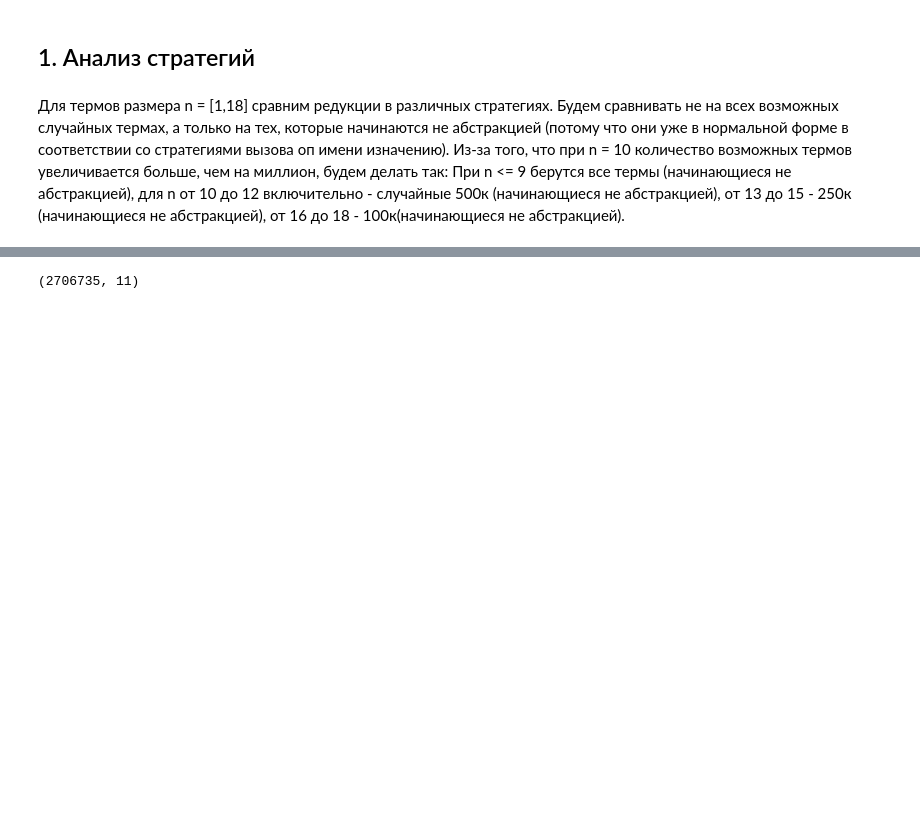
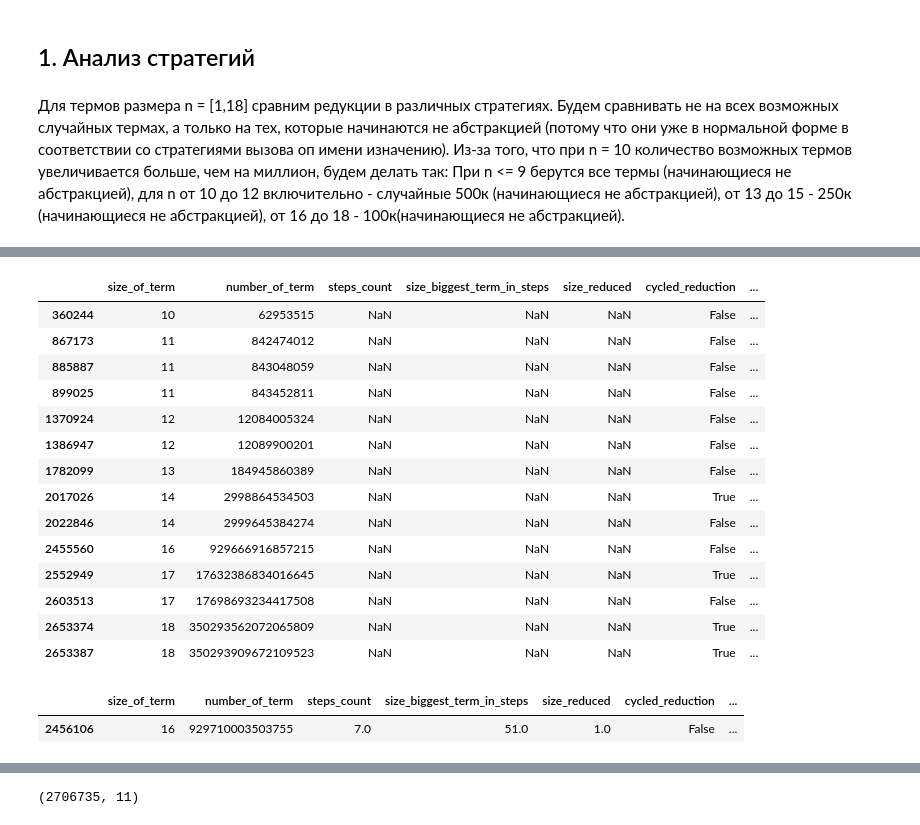
Before and after one commit to OganyanRV/Lambda-calculus-interpreter, a Jupyter notebook: experiment/experiments_visualise.ipynb, the cells around one changed output, grey strips where cells are left out. Saved outputs shown, nothing was run; the diff lists cells and outputs as text; code cells hidden in the pictures; blank space fills up the shorter version.

```diff
--- a/experiment/experiments_visualise.ipynb
+++ b/experiment/experiments_visualise.ipynb
@@ -20,0 +56,18 @@ name_df = pd.read_csv('call_by_name.csv')
+# %%
+name_df[indexes]
+# %% [output]
+|  | size_of_term | number_of_term | steps_count | size_biggest_term_in_steps | size_reduced | cycled_reduction | ... |
+| 360244 | 10 | 62953515 | NaN | NaN | NaN | False | ... |
+| 867173 | 11 | 842474012 | NaN | NaN | NaN | False | ... |
+| 885887 | 11 | 843048059 | NaN | NaN | NaN | False | ... |
+| 899025 | 11 | 843452811 | NaN | NaN | NaN | False | ... |
+| 1370924 | 12 | 12084005324 | NaN | NaN | NaN | False | ... |
+| 1386947 | 12 | 12089900201 | NaN | NaN | NaN | False | ... |
+| 1782099 | 13 | 184945860389 | NaN | NaN | NaN | False | ... |
+| 2017026 | 14 | 2998864534503 | NaN | NaN | NaN | True | ... |
+| 2022846 | 14 | 2999645384274 | NaN | NaN | NaN | False | ... |
+| 2455560 | 16 | 929666916857215 | NaN | NaN | NaN | False | ... |
+| 2552949 | 17 | 17632386834016645 | NaN | NaN | NaN | True | ... |
+| 2603513 | 17 | 17698693234417508 | NaN | NaN | NaN | False | ... |
+| 2653374 | 18 | 350293562072065809 | NaN | NaN | NaN | True | ... |
+| 2653387 | 18 | 350293909672109523 | NaN | NaN | NaN | True | ... |
@@ -20,0 +76,5 @@ name_df = pd.read_csv('call_by_name.csv')
+# %%
+name_df[name_df['number_of_term'] == 929710003503755]
+# %% [output]
+|  | size_of_term | number_of_term | steps_count | size_biggest_term_in_steps | size_reduced | cycled_reduction | ... |
+| 2456106 | 16 | 929710003503755 | 7.0 | 51.0 | 1.0 | False | ... |
```
Also changed, not shown: parts of 8 cells of this notebook.
